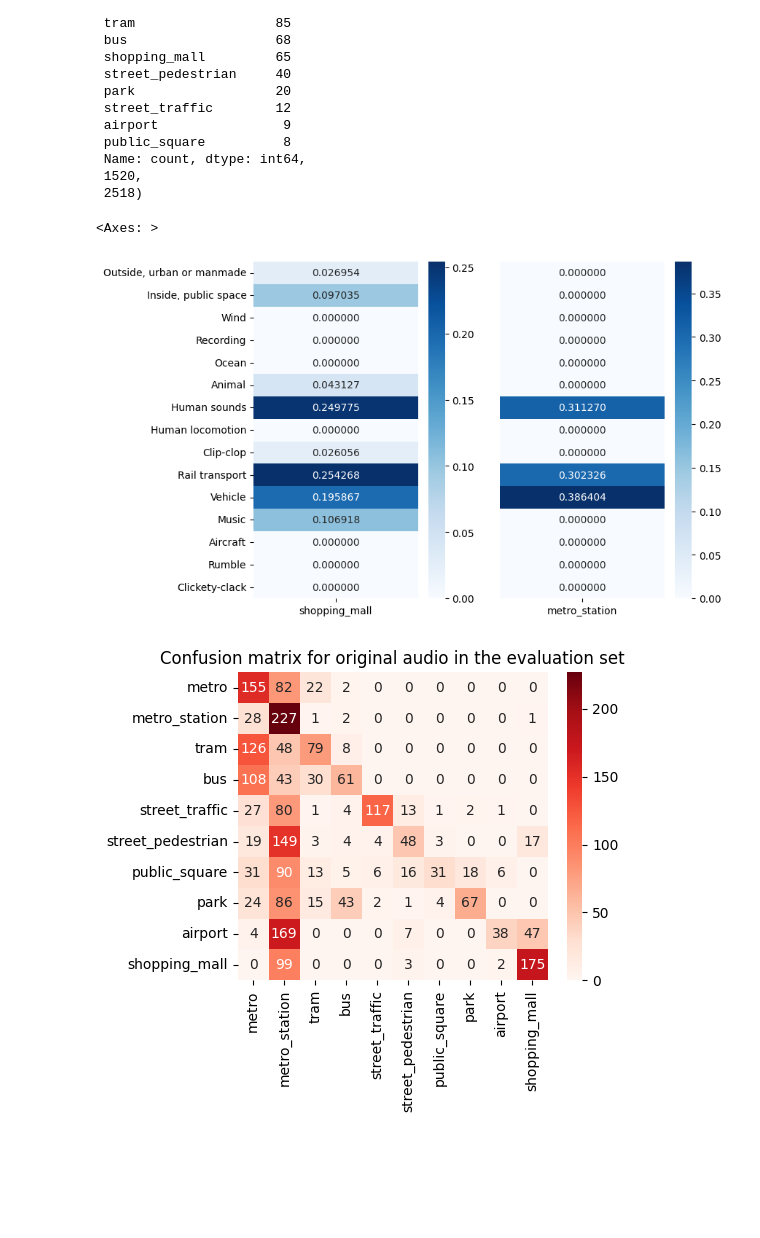
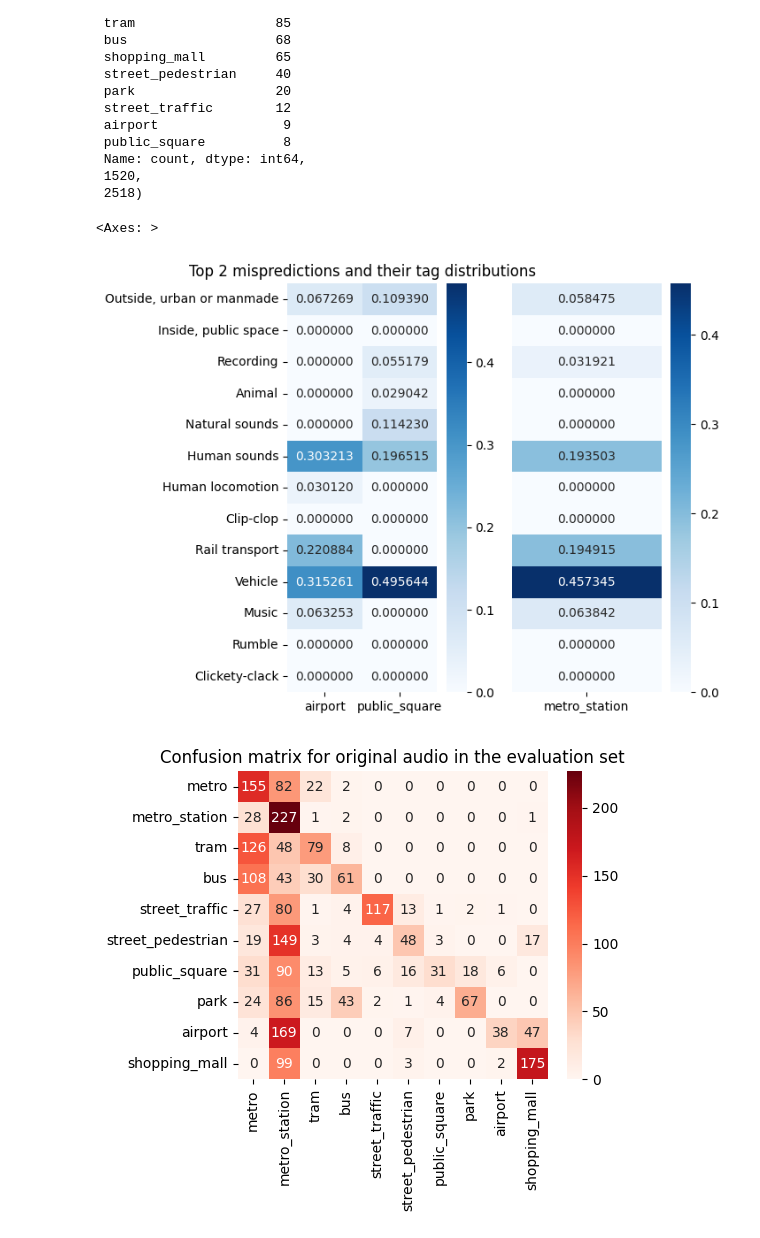
Before and after one commit to darshitttt/Scene_X_Events, a Jupyter notebook: proper_OrgSceneTags.ipynb, the cells around one changed output. Saved outputs shown, nothing was run; the diff lists cells and outputs as text; code cells hidden in the pictures; blank space fills up the shorter version.

Commit message:
new update, just to add figures to the paper

```diff
--- a/proper_OrgSceneTags.ipynb
+++ b/proper_OrgSceneTags.ipynb
@@ -355,14 +321,16 @@ df[df['labels']!=df['scene_preds']]['scene_preds'].value_counts(), len(df[df['la
  1520,
  2518)
 # %%
-plt.figure(figsize=(8,6))
+plt.figure(figsize=(6,6))
 plt.subplot(1, 2, 1)
-sns.heatmap(scene_filtered_tags_counts_df[['shopping_mall']], fmt='f', annot=True, cmap='Blues')
+#plt.title('Original audio tags in the evaluation set')
+plt.title('Top 2 mispredictions and their tag distributions')
+sns.heatmap(scene_filtered_tags_counts_df[['airport', 'public_square']], fmt='f', annot=True, cmap='Blues')
 plt.subplot(1, 2, 2)
-sns.heatmap(correct_scene_filtered_tags_count_df[['metro_station']], fmt='f', annot=True, cmap='Blues', yticklabels=False)
+sns.heatmap(incorrect_scene_filtered_tags_count_df[['metro_station']], fmt='f', annot=True, cmap='Blues', yticklabels=False)
 # %% [output]
 <Axes: >
-[figure, old version]
+[figure, new version]
 # %%
 from sklearn.metrics import confusion_matrix
 labels = ['bus', 'metro', 'tram', 'metro_station', 'street_traffic', 'street_pedestrian', 'public_square', 'park', 'airport', 'shopping_mall']
```
Also changed, not shown: parts of 2 cells of this notebook.
